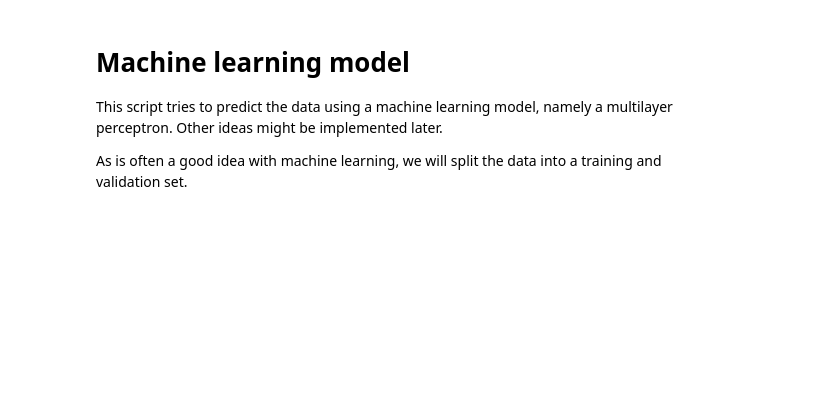
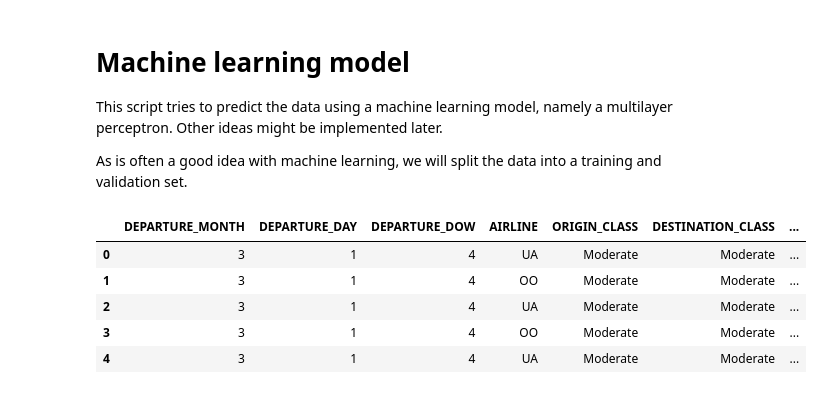
Before and after one commit to IliasWillems/Statistical-Consulting-Task1, a Jupyter notebook: Machine learning model.ipynb, the cells around one changed output. Drawn from its saved outputs; the diff is of its cells as text; code cells hidden in the pictures; blank space fills up the shorter version.

```diff
--- a/Machine learning model.ipynb
+++ b/Machine learning model.ipynb
@@ -14,23 +21,23 @@ from sklearn.model_selection import train_test_split
 # %%
-# Read in the data
-df = pd.read_csv('Data//modified_training_data.csv')
+# Read in the data. Depending on which data set is read in, make sure to change the
+# boolean indicator 'WITH_AIRPORT_CLASSES below accordinly!
+df = pd.read_csv('Data//modified_data_with_classes.csv')
 
 # Use all data or work on subset?
-USE_ALL_DATA = False
-WRITE_DATA = False
+USE_ALL_DATA = True
+WRITE_RESULTS = True
+WITH_AIRPORT_CLASSES = True
 
 if not USE_ALL_DATA:
     df = df.sample(n=10000, replace=False)
     df.reset_index(inplace=True, drop=True)
 
-# Since the data is not fully prepped, we do it here. This section will be moved to Data_modification.ipynb
-
-# Remove first index column. This should not be necessary anymore in the new Data_modification.ipynb
-df = df.iloc[: , 1:]
-
-# Create a 'day' and 'month' column instead of datetimes
-df['SCHEDULED_DEPARTURE'] = pd.to_datetime(df['SCHEDULED_DEPARTURE'])
-df['DEPARTURE_DAY'] = df['SCHEDULED_DEPARTURE'].apply(lambda x: x.weekday())
-df['DEPARTURE_MONTH'] = df['SCHEDULED_DEPARTURE'].apply(lambda x: x.month)
-df.drop(columns=['SCHEDULED_DEPARTURE'], inplace=True)
+df.head()
+# %% [output]
+|  | DEPARTURE_MONTH | DEPARTURE_DAY | DEPARTURE_DOW | AIRLINE | ORIGIN_CLASS | DESTINATION_CLASS | ... |
+| 0 | 3 | 1 | 4 | UA | Moderate | Moderate | ... |
+| 1 | 3 | 1 | 4 | OO | Moderate | Moderate | ... |
+| 2 | 3 | 1 | 4 | UA | Moderate | Moderate | ... |
+| 3 | 3 | 1 | 4 | OO | Moderate | Moderate | ... |
+| 4 | 3 | 1 | 4 | UA | Moderate | Moderate | ... |
 # %% [markdown]
```
Also changed, not shown: parts of 9 cells of this notebook, 13 other files.
